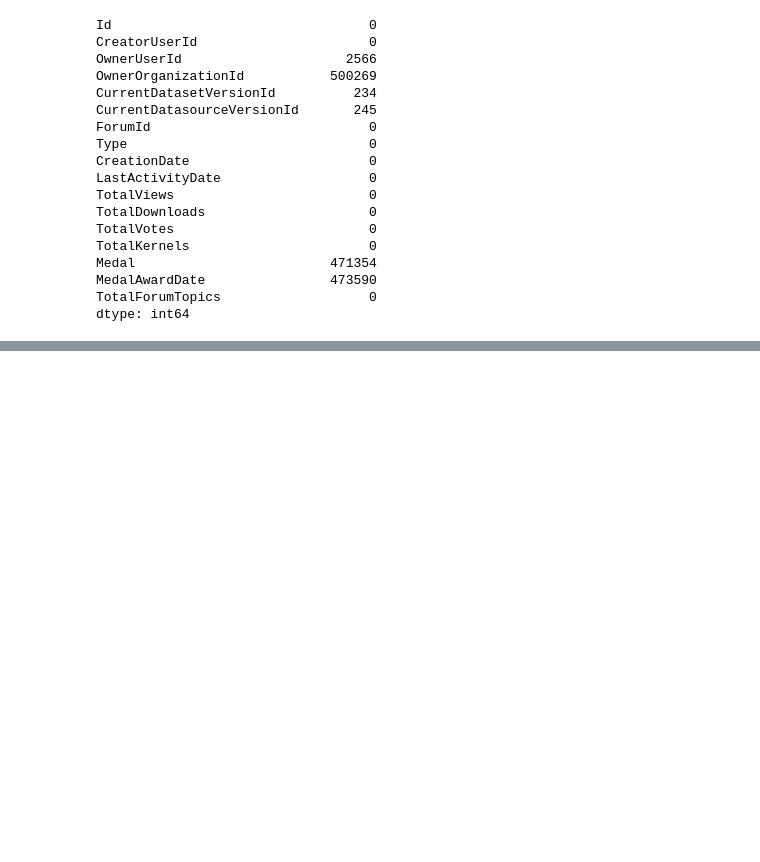
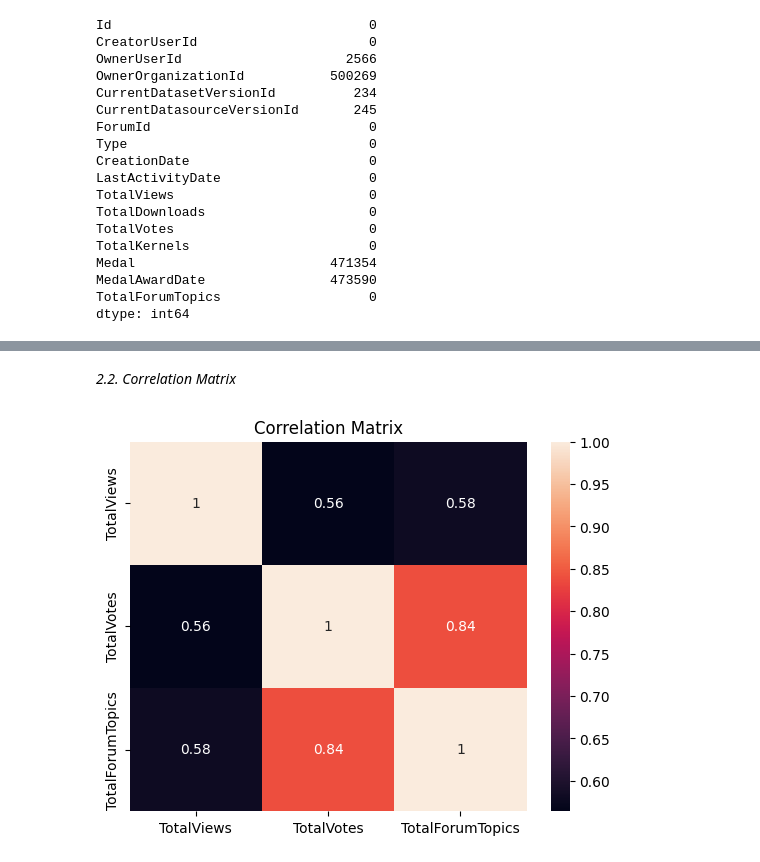
Before and after one commit to faseeh-quraishi/KaggleDatasetsEngagementPrediction-MetaKaggleHackathon, a Jupyter notebook: meta-kaggle-competition.ipynb, the cells around one changed output, grey strips where cells are left out. Saved outputs shown, nothing was run; the diff lists cells and outputs as text; code cells hidden in the pictures; blank space fills up the shorter version.

```diff
--- a/meta-kaggle-competition.ipynb
+++ b/meta-kaggle-competition.ipynb
@@ -223,0 +188,9 @@ Name: TotalForumTopics, dtype: float64
+# %% [markdown]
+*2.2. Correlation Matrix*
+# %%
+corr = datasets_df[['TotalViews', 'TotalVotes', 'TotalForumTopics']].corr()
+sns.heatmap(corr, annot=True)
+plt.title('Correlation Matrix')
+plt.show()
+# %% [output]
+[figure, added]
```
Also changed, not shown: parts of 31 cells of this notebook.
